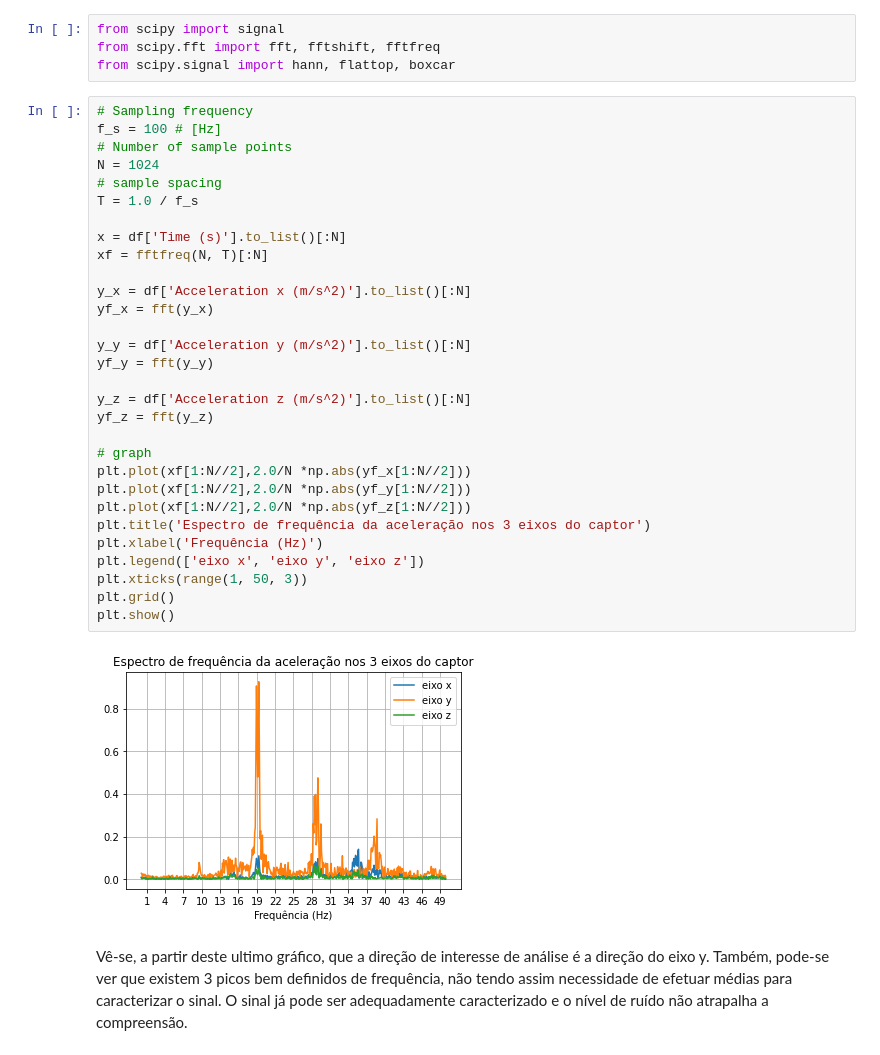
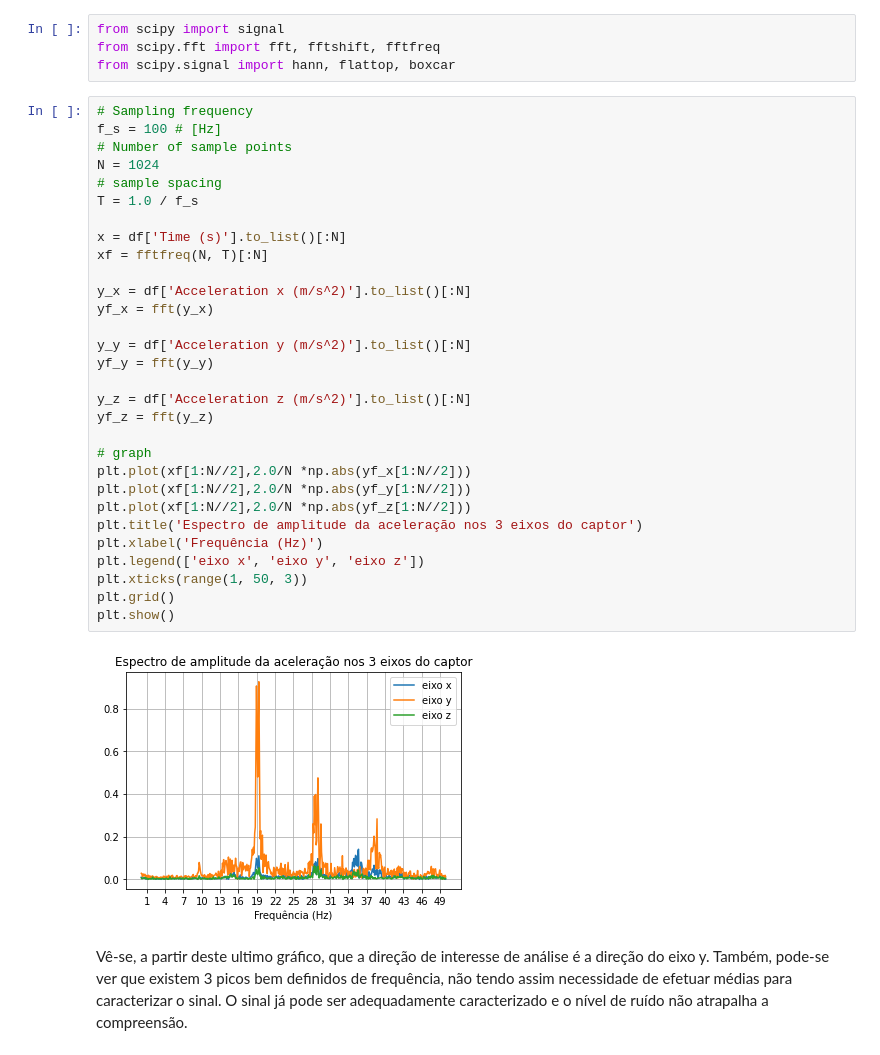
Before and after one commit to henrique-martinez/PME3403, a Jupyter notebook: lab1/lab1.ipynb, the cells around one changed output. Saved outputs shown, nothing was run; the diff lists cells and outputs as text.

```diff
--- a/lab1/lab1.ipynb
+++ b/lab1/lab1.ipynb
@@ -255,35 +212,35 @@ from scipy.signal import hann, flattop, boxcar
 # %%
 # Sampling frequency
 f_s = 100 # [Hz]
 # Number of sample points
 N = 1024
 # sample spacing
 T = 1.0 / f_s
 
 x = df['Time (s)'].to_list()[:N]
 xf = fftfreq(N, T)[:N]
 
 y_x = df['Acceleration x (m/s^2)'].to_list()[:N]
 yf_x = fft(y_x)
 
 y_y = df['Acceleration y (m/s^2)'].to_list()[:N]
 yf_y = fft(y_y)
 
 y_z = df['Acceleration z (m/s^2)'].to_list()[:N]
 yf_z = fft(y_z)
 
 # graph
 plt.plot(xf[1:N//2],2.0/N *np.abs(yf_x[1:N//2]))
 plt.plot(xf[1:N//2],2.0/N *np.abs(yf_y[1:N//2]))
 plt.plot(xf[1:N//2],2.0/N *np.abs(yf_z[1:N//2]))
-plt.title('Espectro de frequência da aceleração nos 3 eixos do captor')
+plt.title('Espectro de amplitude da aceleração nos 3 eixos do captor')
 plt.xlabel('Frequência (Hz)')
 plt.legend(['eixo x', 'eixo y', 'eixo z'])
 plt.xticks(range(1, 50, 3))
 plt.grid()
 plt.show()
 # %% [output]
-[figure, old version]
+[figure, new version]
 # %% [markdown]
 Vê-se, a partir deste ultimo gráfico, que a direção de interesse de análise é a direção do eixo y. Também, pode-se ver que existem 3 picos bem definidos de frequência, não tendo assim necessidade de efetuar médias para caracterizar o sinal. O sinal já pode ser adequadamente caracterizado e o nível de ruído não atrapalha a compreensão.
 # %% [markdown]
```
Also changed, not shown: parts of 14 cells of this notebook, 3 other files.
